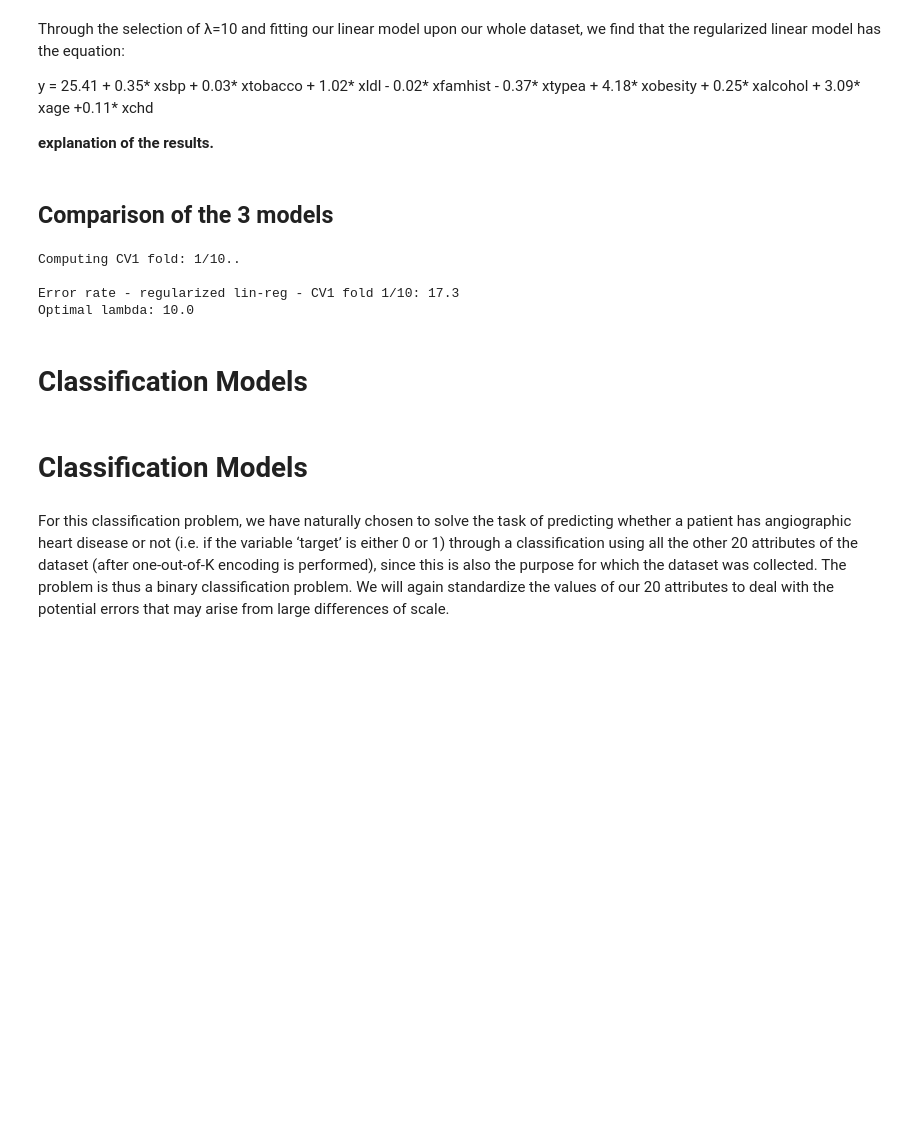
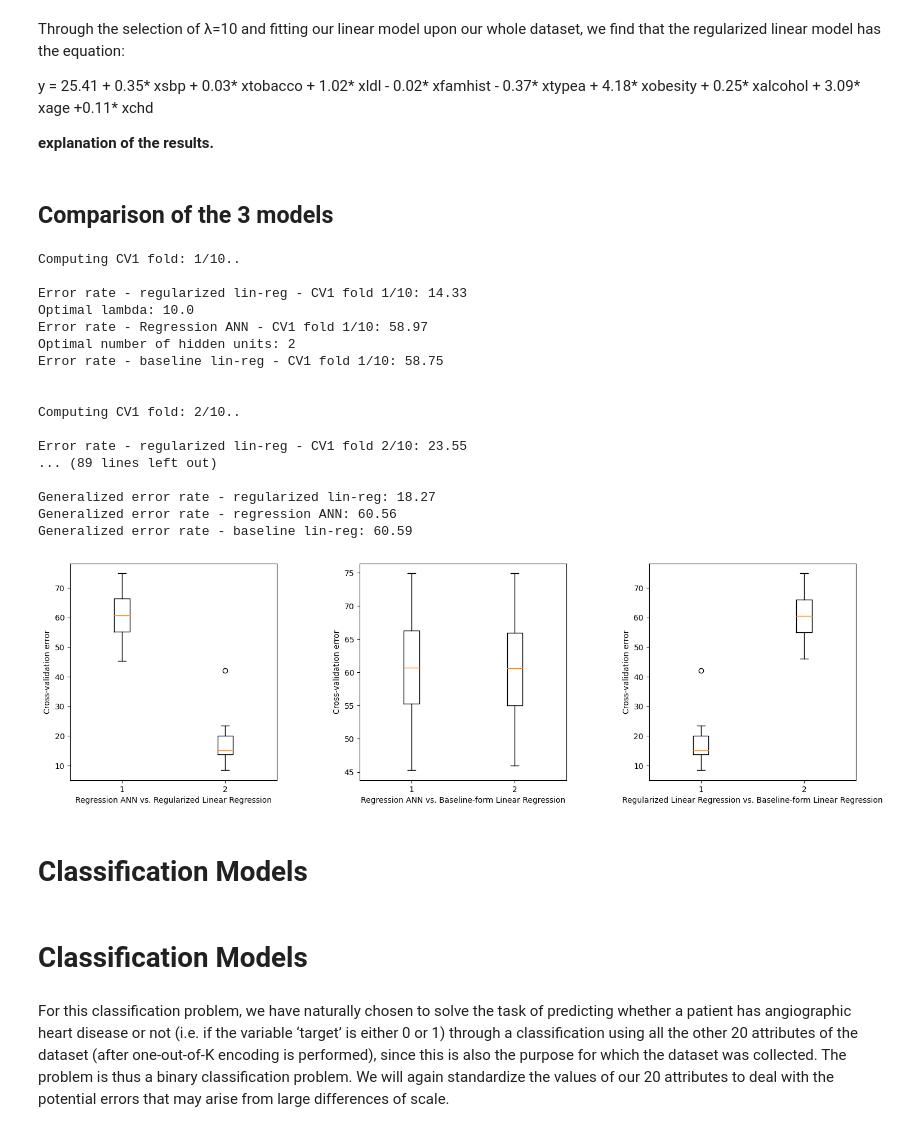
Before and after one commit to carolinahdzm/MLandDataM-Project2, a Jupyter notebook: Project2.ipynb, the cells around one changed output. Drawn from its saved outputs; the diff is of its cells as text; code cells hidden in the pictures; blank space fills up the shorter version.

```diff
--- a/Project2.ipynb
+++ b/Project2.ipynb
@@ -587,8 +587,8 @@ for par_index, test_index in CV1.split(X):
 
 
     # ANN Regression -----------------------------------------------------------------------------------------------
-    h_unit_interval = np.arange(1, 6, 1) # number of hidden units in the single hidden layer
-    nr_of_nn_replicates = 2 # when finding loss, take the best neural network from n replicates (to deal with local minima issues)
+    h_unit_interval = np.arange(1, 4, 1) # number of hidden units in the single hidden layer
+    nr_of_nn_replicates = 3 # when finding loss, take the best neural network from n replicates (to deal with local minima issues)
     max_iter = 10000 # max nr. of epochs (if convergence is not yet reached)
 
     ann_gen_error_rate_s = np.zeros(len(h_unit_interval))
@@ -720,39 +720,53 @@ deg_f = K1-1
 sig =  (z - z_mean).std() / np.sqrt(deg_f)
 alpha = 0.05
 
 zL = z_mean + sig * stats.t.ppf(alpha/2, deg_f);
 zH = z_mean + sig * stats.t.ppf(1-alpha/2, deg_f);
 
 plt.subplot(1, 3, 3)
 plt.boxplot(np.concatenate((linreg_test_error_k1.reshape((len(linreg_test_error_k1), 1)), baseline_test_error_k1.reshape((len(baseline_test_error_k1), 1))), axis = 1))
 plt.xlabel('Regularized Linear Regression vs. Baseline-form Linear Regression')
 plt.ylabel('Cross-validation error')
 
 print('Credibility interval has z-scores: ({0}, {1})'.format(np.round(zL, decimals = 2), np.round(zH, decimals = 2)))
 if zL <= 0 and zH >= 0 :
-    print('Regularized lin-reg and baseline lin-reg classifiers are NOT significantly different')
+    print('Regularized lin-reg and baseline lin-reg cla  ssifiers are NOT significantly different')
 else:
     print('Regularized lin-reg and baseline lin-reg classifiers are significantly different.')
 print()
 print()
 
 # Generalized error rates
 gen_error_regularized_linreg = np.sum(linreg_test_error_k1) / len(linreg_test_error_k1)
 gen_error_ann = np.sum(ann_test_error_k1) / len(ann_test_error_k1)
 gen_error_baseline_linreg = np.sum(baseline_test_error_k1) / len(baseline_test_error_k1)
 
 print('Generalized error rate - regularized lin-reg: {0}'.format(np.round(gen_error_regularized_linreg, decimals = 2)))
 print('Generalized error rate - regression ANN: {0}'.format(np.round(gen_error_ann, decimals = 2)))
 print('Generalized error rate - baseline lin-reg: {0}'.format(np.round(gen_error_baseline_linreg, decimals = 2)))
 # %% [output]
 Computing CV1 fold: 1/10..
 
-Error rate - regularized lin-reg - CV1 fold 1/10: 17.3
+Error rate - regularized lin-reg - CV1 fold 1/10: 14.33
 Optimal lambda: 10.0
+Error rate - Regression ANN - CV1 fold 1/10: 58.97
+Optimal number of hidden units: 2
+Error rate - baseline lin-reg - CV1 fold 1/10: 58.75
+
+
+Computing CV1 fold: 2/10..
+
+Error rate - regularized lin-reg - CV1 fold 2/10: 23.55
+... (89 lines left out)
+
+Generalized error rate - regularized lin-reg: 18.27
+Generalized error rate - regression ANN: 60.56
+Generalized error rate - baseline lin-reg: 60.59
+[figure, added]
 # %% [markdown]
 # Classification Models
-# %% [markdown]
-# Classification Models
+# %% [markdown]
+# Classification Models
 # %% [markdown]
 For this classification problem, we have naturally chosen to solve the task of predicting whether a patient has angiographic heart disease or not (i.e. if the variable ‘target’ is either 0 or 1) through a classification using all the other 20 attributes of the dataset (after one-out-of-K encoding is performed), since this is also the purpose for which the dataset was collected. The problem is thus a binary classification problem. We will again standardize the values of our 20 attributes to deal with the potential errors that may arise from large differences of scale.
 # %%
```
Also changed, not shown: parts of 3 cells of this notebook.
